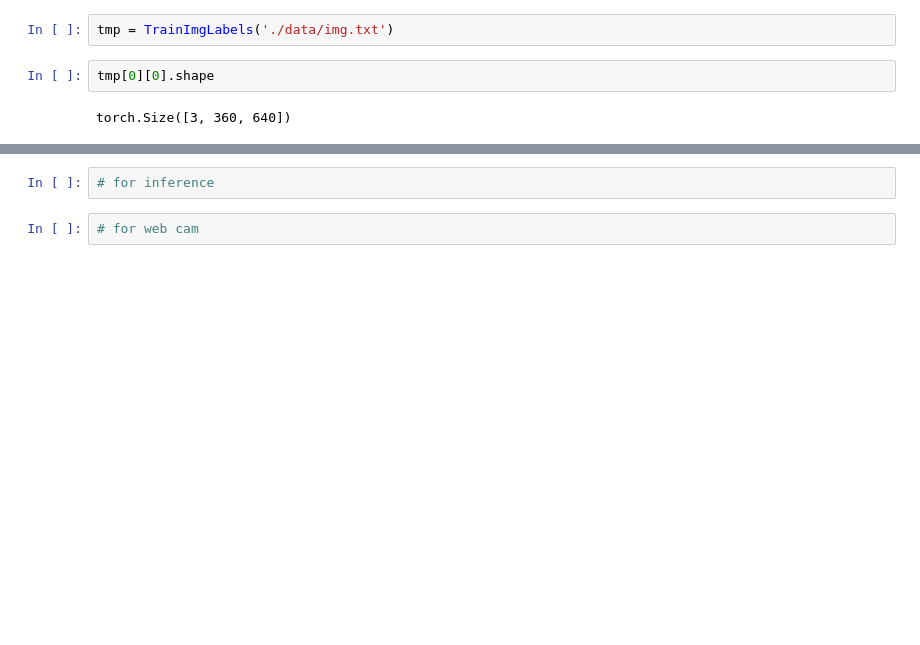
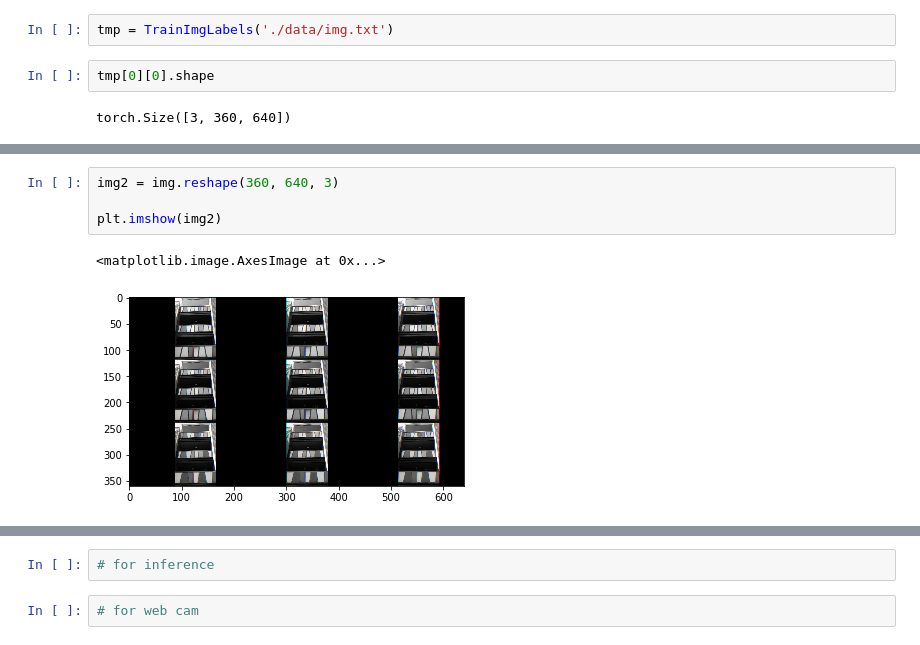
Before and after one commit to IreneSZ/yolo_in_the_dark, a Jupyter notebook: data.ipynb, the cells around one changed output, grey strips where cells are left out. Saved outputs shown, nothing was run; the diff lists cells and outputs as text; blank space fills up the shorter version.

```diff
--- a/data.ipynb
+++ b/data.ipynb
@@ -124,0 +232,7 @@ result = Image('./data/img.txt')
+# %%
+img2 = img.reshape(360, 640, 3)
+
+plt.imshow(img2)
+# %% [output]
+<matplotlib.image.AxesImage at 0x...>
+[figure, added]
```
Also changed, not shown: parts of 23 cells of this notebook, 2 other files.
